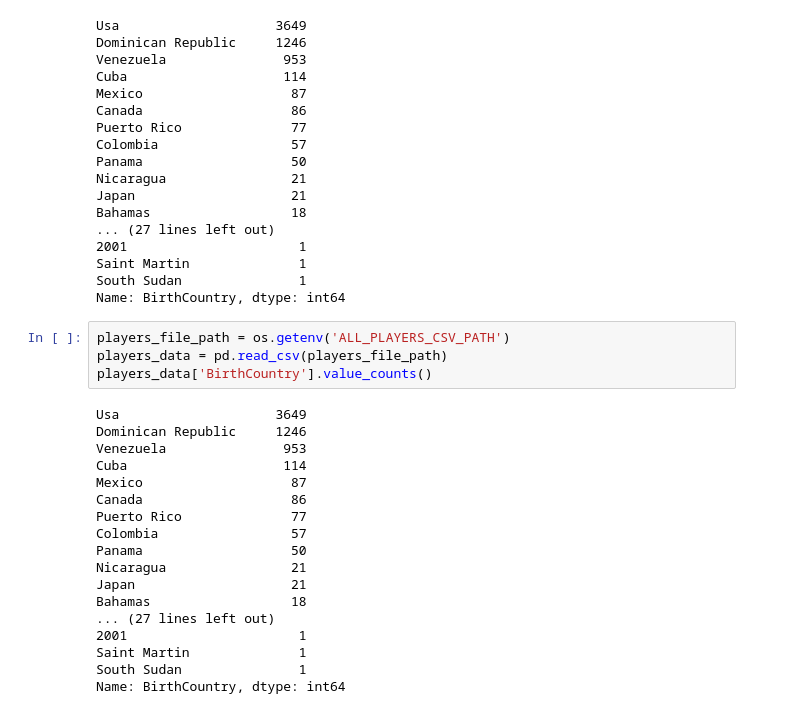
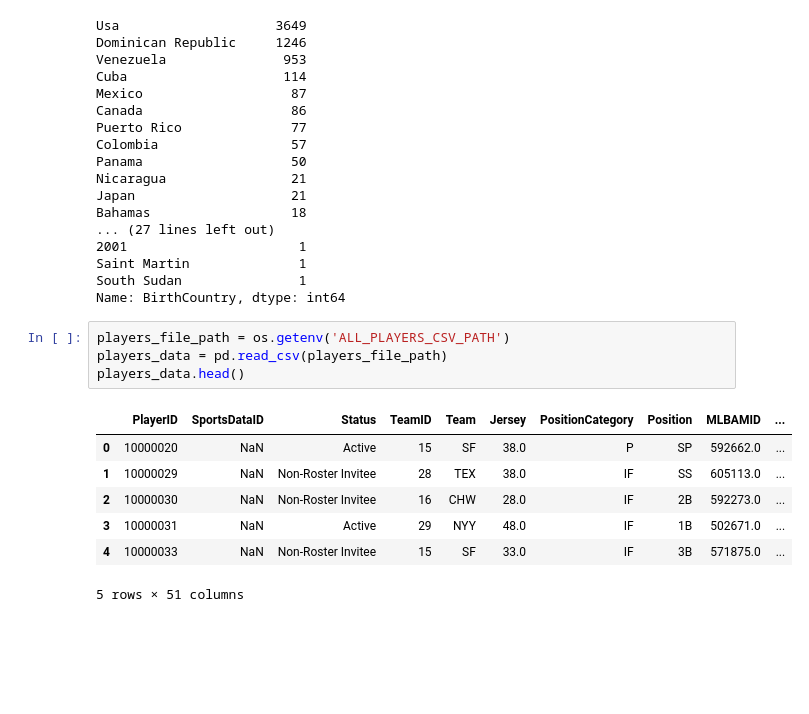
Before and after one commit to avidcyclist/baseball_data, a Jupyter notebook: data/data_playground.ipynb, the cells around one changed output. Cells and saved outputs as stored; diff of their text form; blank space fills up the shorter version.

```diff
--- a/data/data_playground.ipynb
+++ b/data/data_playground.ipynb
@@ -568,22 +414,12 @@ Name: BirthCountry, dtype: int64
 # %%
 players_file_path = os.getenv('ALL_PLAYERS_CSV_PATH')
 players_data = pd.read_csv(players_file_path)
-players_data['BirthCountry'].value_counts()
+players_data.head()
 # %% [output]
+|  | PlayerID | SportsDataID | Status | TeamID | Team | Jersey | PositionCategory | Position | MLBAMID | ... |
+| 0 | 10000020 | NaN | Active | 15 | SF | 38.0 | P | SP | 592662.0 | ... |
+| 1 | 10000029 | NaN | Non-Roster Invitee | 28 | TEX | 38.0 | IF | SS | 605113.0 | ... |
+| 2 | 10000030 | NaN | Non-Roster Invitee | 16 | CHW | 28.0 | IF | 2B | 592273.0 | ... |
+| 3 | 10000031 | NaN | Active | 29 | NYY | 48.0 | IF | 1B | 502671.0 | ... |
+| 4 | 10000033 | NaN | Non-Roster Invitee | 15 | SF | 33.0 | IF | 3B | 571875.0 | ... |
-Usa                    3649
-Dominican Republic     1246
-Venezuela               953
-Cuba                    114
-Mexico                   87
-Canada                   86
-Puerto Rico              77
-Colombia                 57
-Panama                   50
-Nicaragua                21
-Japan                    21
-Bahamas                  18
-... (27 lines left out)
-2001                      1
-Saint Martin              1
-South Sudan               1
-Name: BirthCountry, dtype: int64
+5 rows × 51 columns
```
Also changed, not shown: parts of 9 cells of this notebook, 3 other files.
